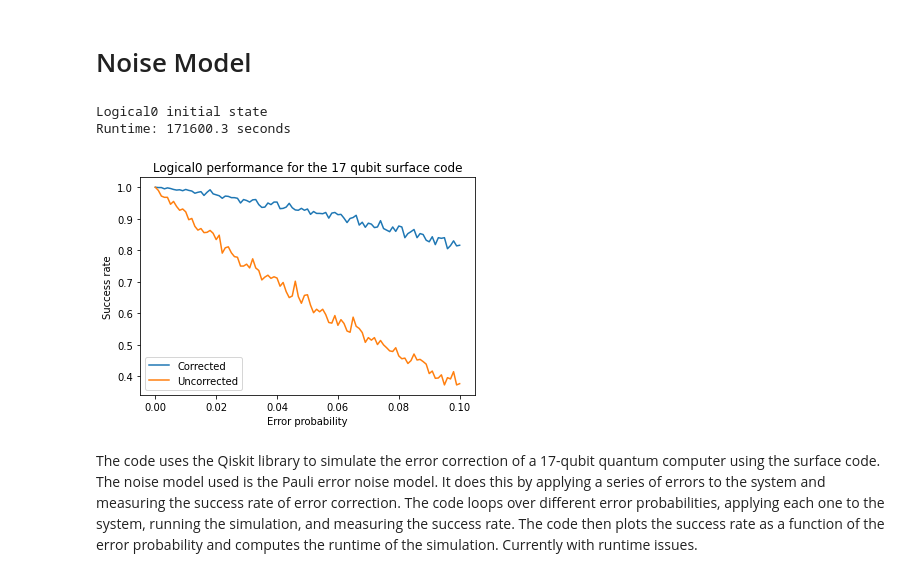
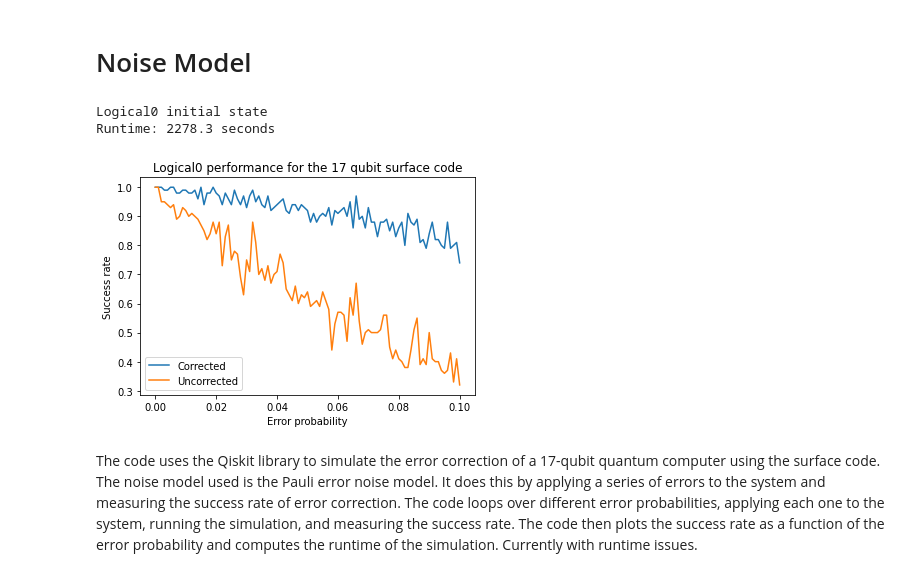
Before and after one commit to daschaich/QEC-Notebooks, a Jupyter notebook: 17 Qubit Surface Code.ipynb, the cells around one changed output. Cells and saved outputs as stored; diff of their text form; code cells hidden in the pictures.

```diff
--- a/17 Qubit Surface Code.ipynb
+++ b/17 Qubit Surface Code.ipynb
@@ -154,33 +151,0 @@ print(counts)
-# %%
-from qiskit_aer.noise import pauli_error
-meas_qubits = [0,4,5,6,10,11,12,16]
-data_qubits = [1, 2, 3, 7, 8, 9, 13, 14, 15]
-
-
-
-for i in range(0,9):
-    new_circ = QuantumCircuit(17,8)
-    new_circ.append(my_gate,[0,1,2,3,4,5,6,7,8,9,10,11,12,13,14,15,16])
-    new_circ.z(data_qubits[i])
-    new_circ.x(data_qubits[i])
-    new_circ.append(my_gate,[0,1,2,3,4,5,6,7,8,9,10,11,12,13,14,15,16])
-    for j in range(0,8):
-        new_circ.measure(meas_qubits[j],j)
-    # Create a classical register with 3 bits
-    cr = ClassicalRegister(9)
-
-    # Add the classical register to the quantum circuit
-    new_circ.add_register(cr)
-
-    #Measure data qubits
-    for k in range(0,9):
-        new_circ.measure(data_qubits[k],cr[k])
-
-    simulator = Aer.get_backend('qasm_simulator')
-    # Execute the circuit on the simulator
-    result = execute(new_circ, simulator, shots = 1).result()
-
-    # Get the counts from the result
-    counts = result.get_counts()
-
-    print(f'Phase flip and bit flip on data qubit {i + 1}', counts)
@@ -210,7 +165,7 @@ from qiskit_aer.noise import pauli_error
 # ------------------------------------------------------------------
 # Hard-coded constants
 random.seed(42)     # For reproducibility
-Nshots = 1000
+Nshots = 100
 
 q = QuantumRegister(17)              # Create 18-qubit quantum register
 c = ClassicalRegister(8)            # Create 8-bit classical register
@@ -222,6 +177,7 @@ meas_qubits = [0,4,5,6,10,11,12,16] # Create a list of ancilla qubits
 data_qubits = [1, 2, 3, 7, 8, 9, 13, 14, 15] # Create a list of data qubits
 
 #Create dictionaries to correct for z and x errors, key is error syndrome, value is erronus qubit
+#Currently accounts for up to 3 Pauli X and/or Z errors.
 x_cond = {23: 7, 29: 8, 77: 9, 69: 15, 19: 7, 25: 8, 73: 9, 65: 15, 108: 9, 100: 15, 192: 15, 224: 15, 7: 1, 3: 1,
           38: 1, 130: 1, 162: 1, 54: 7, 146: 7, 178: 7, 152: 8, 184: 8, 200: 9, 232: 9, 176: 13, 60: 8,2:1, 8:2, 8:3,
           18:7, 24:8, 72:9, 16:13 , 16:14, 64:15, 6:1, 13:2, 9:3,22:7,60:8,104:9, 144:13,96:14,176:15, 14 :4, 14: 5, 94: 4, 94: 6 , 86: 4, 86: 9, 95: 4, 95: 6, 87:4, 87:9, 91:4, 91:6, 83:4, 83:9 ,
@@ -337,35 +293,35 @@ def scan_probs(init):
 for state in ['zero']:
     runtime = -time.time()
     if state == 'zero':
         print("Logical0 initial state")
     else:
         # Blank line in output to separate results
         print("\nLogical+ initial state")
 
     success_rates, uncorr_rates = scan_probs(state)
 
     # Print runtime here to ignore time spent looking at plot
     runtime += time.time()
     print("Runtime: %0.1f seconds" % runtime)
 
     if state == 'zero':
       title = 'Logical0 performance for the 17 qubit surface code'
     else:
       title = 'Logical+ performance for the 17 qubit surface code'
 
     # Plot the success rate as a function of the error probability
     # TODO: ADD UNCORRECTED VS CORRECTED...
     plt.plot(error_probs, success_rates, label='Corrected')
     plt.plot(error_probs, uncorr_rates, label='Uncorrected')
     plt.title(title)
     plt.xlabel('Error probability')
     plt.ylabel('Success rate')
     plt.legend(loc='lower left')
     plt.show()
 # %% [output]
 Logical0 initial state
-Runtime: 171600.3 seconds
+Runtime: 2278.3 seconds
-[figure, old version]
+[figure, new version]
 # %% [markdown]
 The code uses the Qiskit library to simulate the error correction of a 17-qubit quantum computer using the surface code. The noise model used is the Pauli error noise model. It does this by applying a series of errors to the system and measuring the success rate of error correction. The code loops over different error probabilities, applying each one to the system, running the simulation, and measuring the success rate. The code then plots the success rate as a function of the error probability and computes the runtime of the simulation. Currently with runtime issues.
 # %% [markdown]
```
Also changed, not shown: parts of 12 cells of this notebook.
